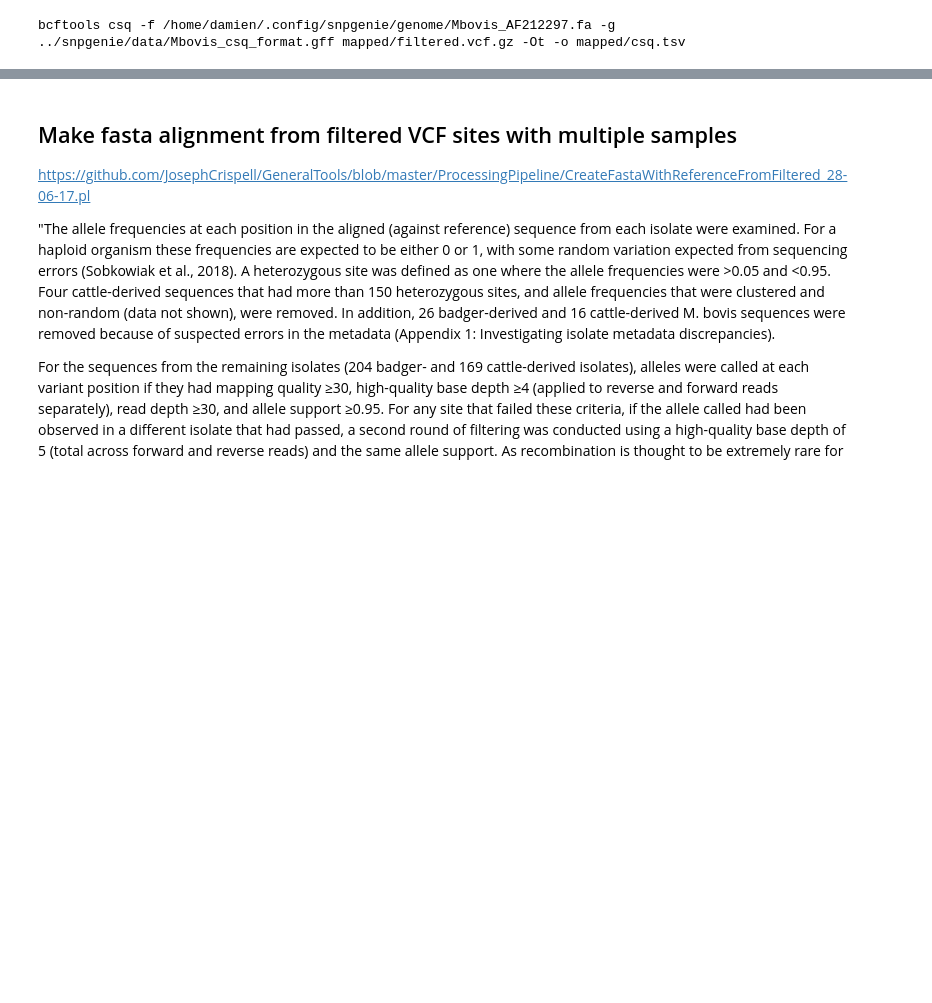
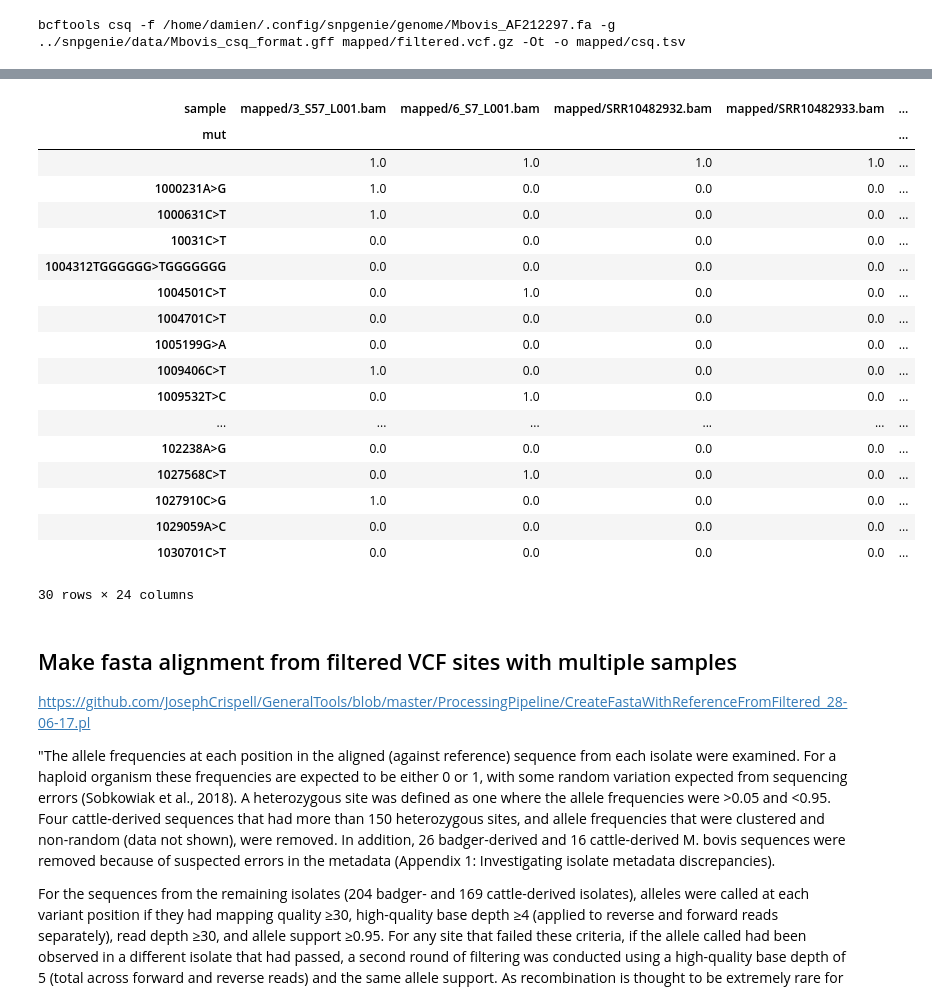
Before and after one commit to dmnfarrell/snipgenie, a Jupyter notebook: notebooks/testing.ipynb, the cells around one changed output, grey strips where cells are left out. Drawn from its saved outputs; the diff is of its cells as text; code cells hidden in the pictures; blank space fills up the shorter version.

```diff
--- a/notebooks/testing.ipynb
+++ b/notebooks/testing.ipynb
@@ -320,3 +336,32 @@ vdf.var_type.value_counts()
+# %%
+def get_snp_matrix(df):
+    """SNP matrix from multi sample vcf dataframe"""
+
+    df = df.drop_duplicates(['mut','sample'])
+    x = df.set_index(['mut','sample'])['start'].unstack('sample')
+    x[x.notna()] = 1
+    x = x.fillna(0)
+    return x
+# %% [output]
+| sample | mapped/3_S57_L001.bam | mapped/6_S7_L001.bam | mapped/SRR10482932.bam | mapped/SRR10482933.bam | ... |
+| mut |  |  |  |  | ... |
+|  | 1.0 | 1.0 | 1.0 | 1.0 | ... |
+| 1000231A>G | 1.0 | 0.0 | 0.0 | 0.0 | ... |
+| 1000631C>T | 1.0 | 0.0 | 0.0 | 0.0 | ... |
+| 10031C>T | 0.0 | 0.0 | 0.0 | 0.0 | ... |
+| 1004312TGGGGGG>TGGGGGGG | 0.0 | 0.0 | 0.0 | 0.0 | ... |
+| 1004501C>T | 0.0 | 1.0 | 0.0 | 0.0 | ... |
+| 1004701C>T | 0.0 | 0.0 | 0.0 | 0.0 | ... |
+| 1005199G>A | 0.0 | 0.0 | 0.0 | 0.0 | ... |
+| 1009406C>T | 1.0 | 0.0 | 0.0 | 0.0 | ... |
+| 1009532T>C | 0.0 | 1.0 | 0.0 | 0.0 | ... |
+| ... | ... | ... | ... | ... | ... |
+| 102238A>G | 0.0 | 0.0 | 0.0 | 0.0 | ... |
+| 1027568C>T | 0.0 | 1.0 | 0.0 | 0.0 | ... |
+| 1027910C>G | 1.0 | 0.0 | 0.0 | 0.0 | ... |
+| 1029059A>C | 0.0 | 0.0 | 0.0 | 0.0 | ... |
+| 1030701C>T | 0.0 | 0.0 | 0.0 | 0.0 | ... |
+30 rows × 24 columns
 # %% [markdown]
 ## Make fasta alignment from filtered VCF sites with multiple samples
 
```
Also changed, not shown: parts of 3 cells of this notebook, 5 other files.
